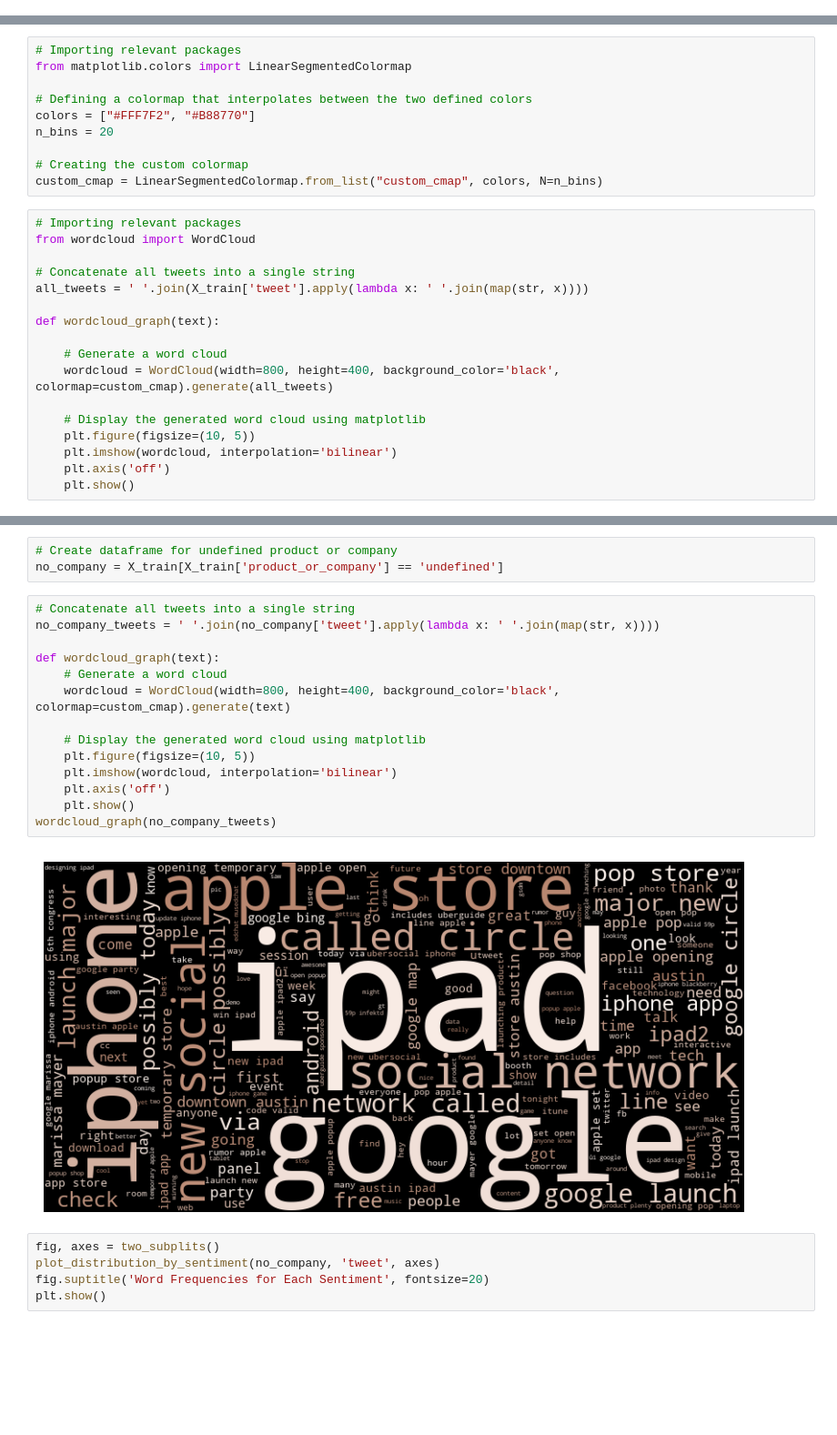
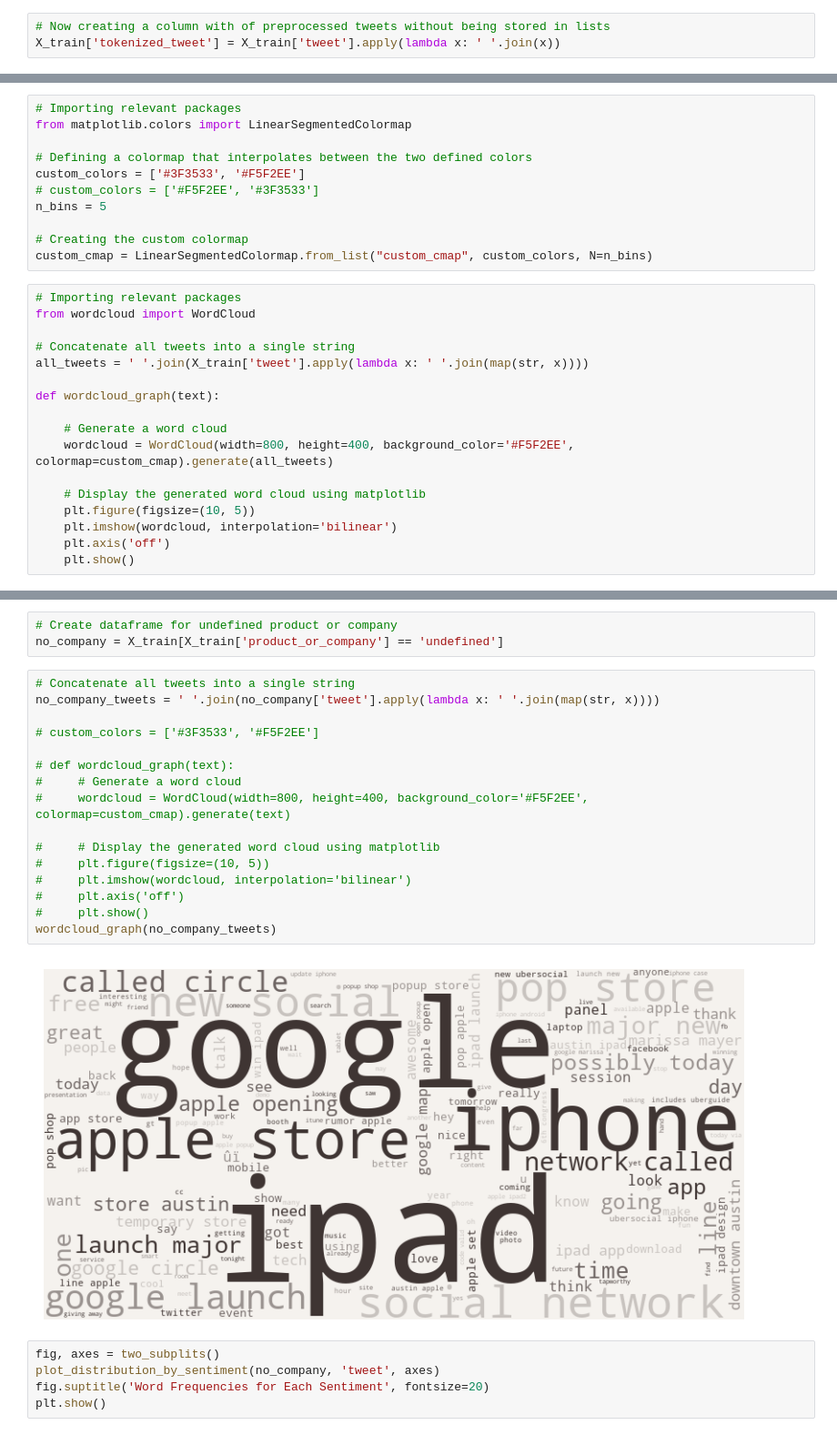
Before and after one commit to AlbaneCM/NLP, a Jupyter notebook: Natural-Language-Processing-Sentiment-Analysis.ipynb, the cells around one changed output, grey strips where cells are left out. Shown at 91% size. Saved outputs shown, nothing was run; the diff lists cells and outputs as text; blank space fills up the shorter version.

```diff
--- a/Natural-Language-Processing-Sentiment-Analysis.ipynb
+++ b/Natural-Language-Processing-Sentiment-Analysis.ipynb
@@ -704,6 +704,9 @@ tweet_preprocess(X_train['tweet'].iloc[100])
 # %%
 # Applying this to our whole dataset
 X_train['tweet'] = X_train['tweet'].apply(lambda x: tweet_preprocess(x))
+# %%
+# Now creating a column with of preprocessed tweets without being stored in lists
+X_train['tokenized_tweet'] = X_train['tweet'].apply(lambda x: ' '.join(x))
 # %%
 X_train.head()
 # %% [output]
@@ -892,11 +898,12 @@ freq_distr(no_product_or_company, 20)
 from matplotlib.colors import LinearSegmentedColormap
 
 # Defining a colormap that interpolates between the two defined colors
-colors = ["#FFF7F2", "#B88770"]
-n_bins = 20
+custom_colors = ['#3F3533', '#F5F2EE']
+# custom_colors = ['#F5F2EE', '#3F3533']
+n_bins = 5
 
 # Creating the custom colormap
-custom_cmap = LinearSegmentedColormap.from_list("custom_cmap", colors, N=n_bins)
+custom_cmap = LinearSegmentedColormap.from_list("custom_cmap", custom_colors, N=n_bins)
 # %%
 # Importing relevant packages
 from wordcloud import WordCloud
@@ -907,7 +914,7 @@ all_tweets = ' '.join(X_train['tweet'].apply(lambda x: ' '.join(map(str, x))))
 def wordcloud_graph(text):
 
     # Generate a word cloud
-    wordcloud = WordCloud(width=800, height=400, background_color='black', colormap=custom_cmap).generate(all_tweets)
+    wordcloud = WordCloud(width=800, height=400, background_color='#F5F2EE', colormap=custom_cmap).generate(all_tweets)
 
     # Display the generated word cloud using matplotlib
     plt.figure(figsize=(10, 5))
@@ -948,19 +955,21 @@ no_company = X_train[X_train['product_or_company'] == 'undefined']
 # %%
 # Concatenate all tweets into a single string
 no_company_tweets = ' '.join(no_company['tweet'].apply(lambda x: ' '.join(map(str, x))))
 
-def wordcloud_graph(text):
-    # Generate a word cloud
-    wordcloud = WordCloud(width=800, height=400, background_color='black', colormap=custom_cmap).generate(text)
+# custom_colors = ['#3F3533', '#F5F2EE']
 
-    # Display the generated word cloud using matplotlib
-    plt.figure(figsize=(10, 5))
-    plt.imshow(wordcloud, interpolation='bilinear')
-    plt.axis('off')
-    plt.show()
+# def wordcloud_graph(text):
+#     # Generate a word cloud
+#     wordcloud = WordCloud(width=800, height=400, background_color='#F5F2EE', colormap=custom_cmap).generate(text)
+
+#     # Display the generated word cloud using matplotlib
+#     plt.figure(figsize=(10, 5))
+#     plt.imshow(wordcloud, interpolation='bilinear')
+#     plt.axis('off')
+#     plt.show()
 wordcloud_graph(no_company_tweets)
 # %% [output]
-[figure, old version]
+[figure, new version]
 # %%
 fig, axes = two_subplits()
 plot_distribution_by_sentiment(no_company, 'tweet', axes)
```
Also changed, not shown: parts of 60 cells of this notebook.
